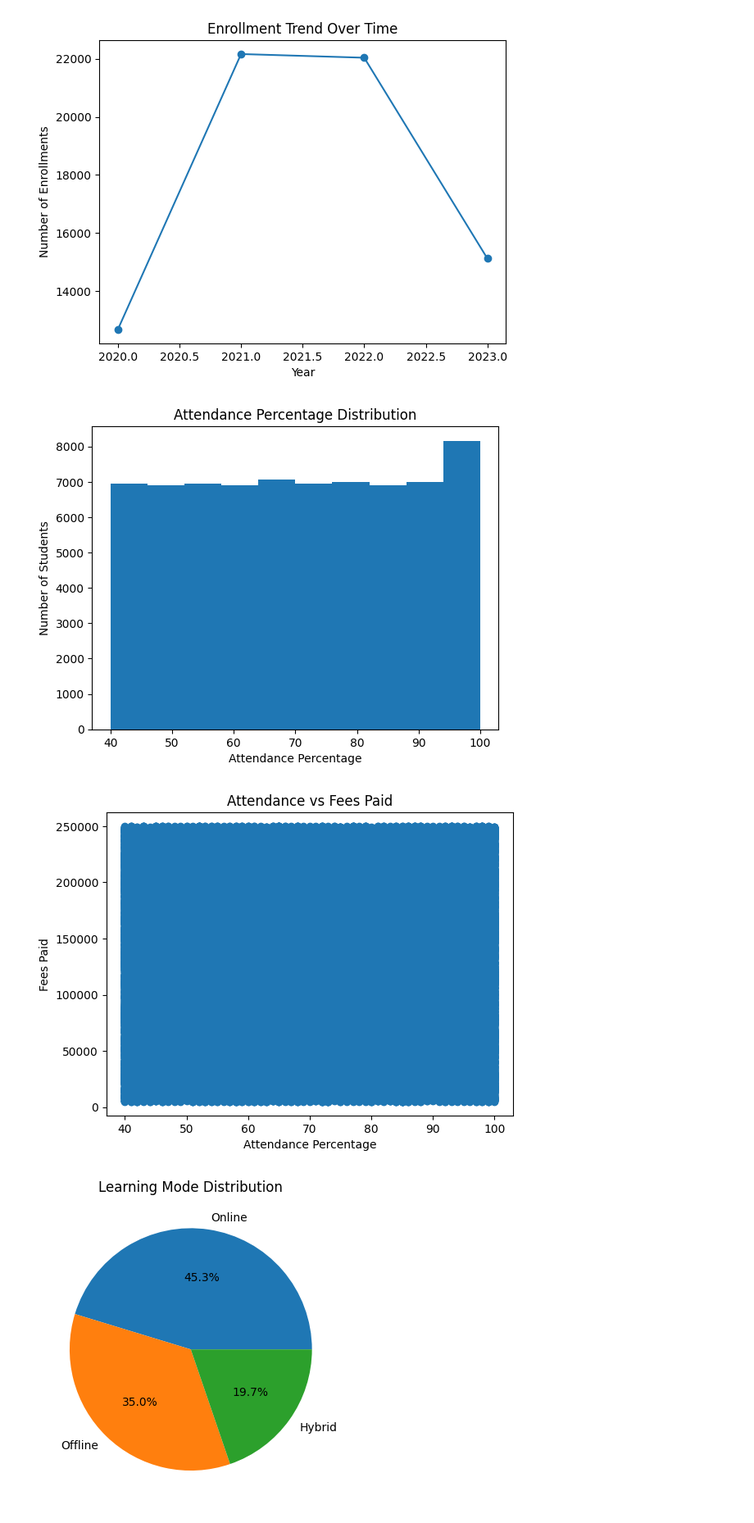
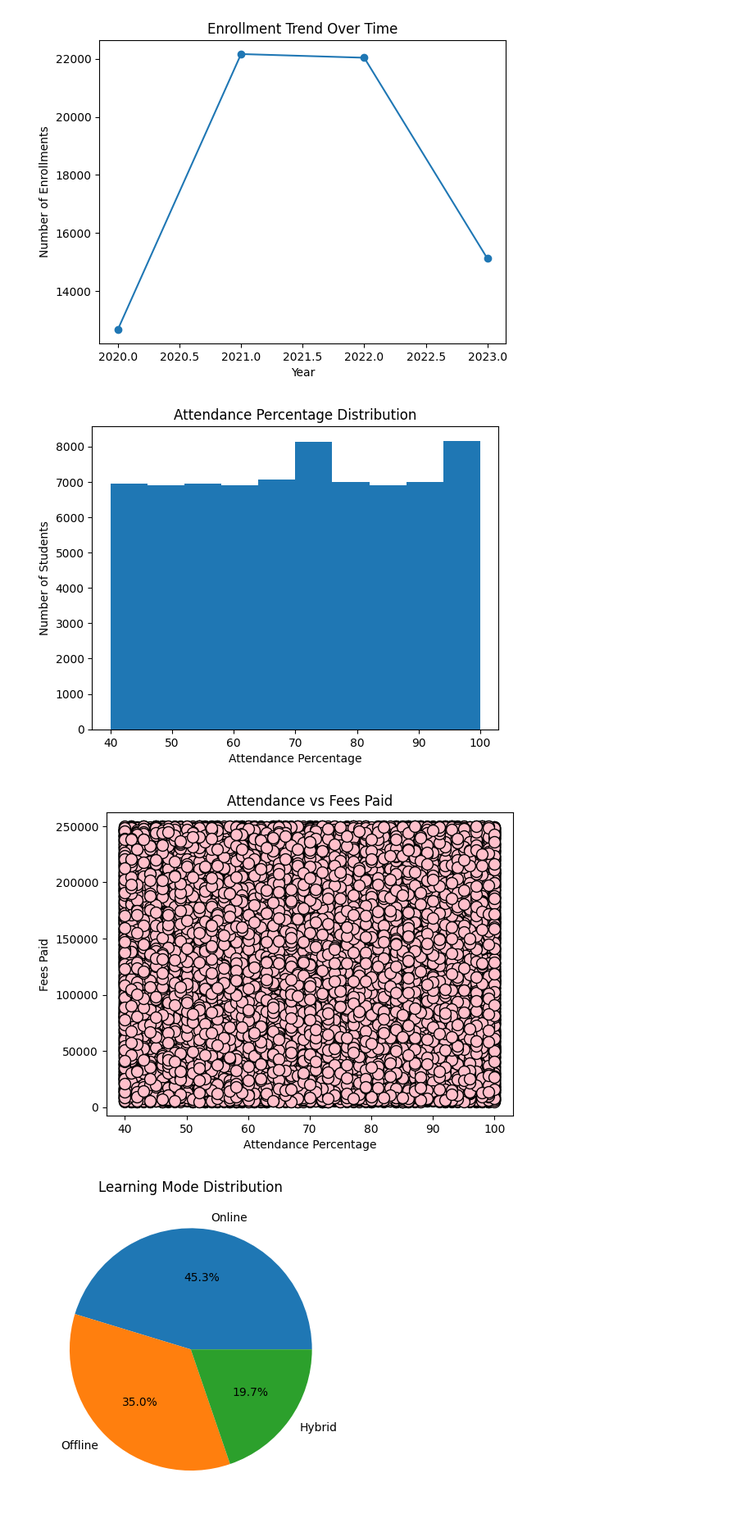
Before and after one commit to shivanimarakana2412-lang/Techwar, a Jupyter notebook: set-E/set_E.ipynb, the cells around one changed output. Shown at 82% size. Cells and saved outputs as stored; diff of their text form; code cells hidden in the pictures.

```diff
--- a/set-E/set_E.ipynb
+++ b/set-E/set_E.ipynb
@@ -147,5 +147,3 @@ Attendance_Percent     1244
 Course_Status          7508
 Placement_Status       7527
 dtype: int64
-# %%
-df.fillna(0, inplace=True)
@@ -151,0 +173,7 @@ df.fillna(0, inplace=True)
+# %%
+df["Region"].fillna(df["Region"].mode())
+df["City"].fillna(df["City"].mode()[0],inplace=True)
+df["Course_Name"] = df["Course_Name"].fillna(df["Course_Name"].mode()[0])
+df["Course_Status"] = df["Course_Status"].fillna(df["Course_Status"].mode()[0])
+df["Placement_Status"] = df["Placement_Status"].fillna("Non")
+df["Attendance_Percent"] = df["Attendance_Percent"].fillna(df["Attendance_Percent"].median())
@@ -345,16 +381,16 @@ plt.xlabel('Attendance Percentage')
 plt.ylabel('Number of Students')
 plt.show()
 # %% [output]
-[figure, old version]
+[figure, new version]
 # %%
 # scatter plot
-plt.scatter(df['Attendance_Percent'], df['Fees_Paid'])
+plt.scatter(df['Attendance_Percent'], df['Fees_Paid'], color = 'pink'  , edgecolors = 'black' , s = 100)
 plt.title('Attendance vs Fees Paid')
 plt.xlabel('Attendance Percentage')
 plt.ylabel('Fees Paid')
 plt.show()
 # %% [output]
-[figure, old version]
+[figure, new version]
 # %%
 # Pie chart
 learning_mode_count = df['Learning_Mode'].value_counts()
```
Also changed, not shown: parts of 22 cells of this notebook.
